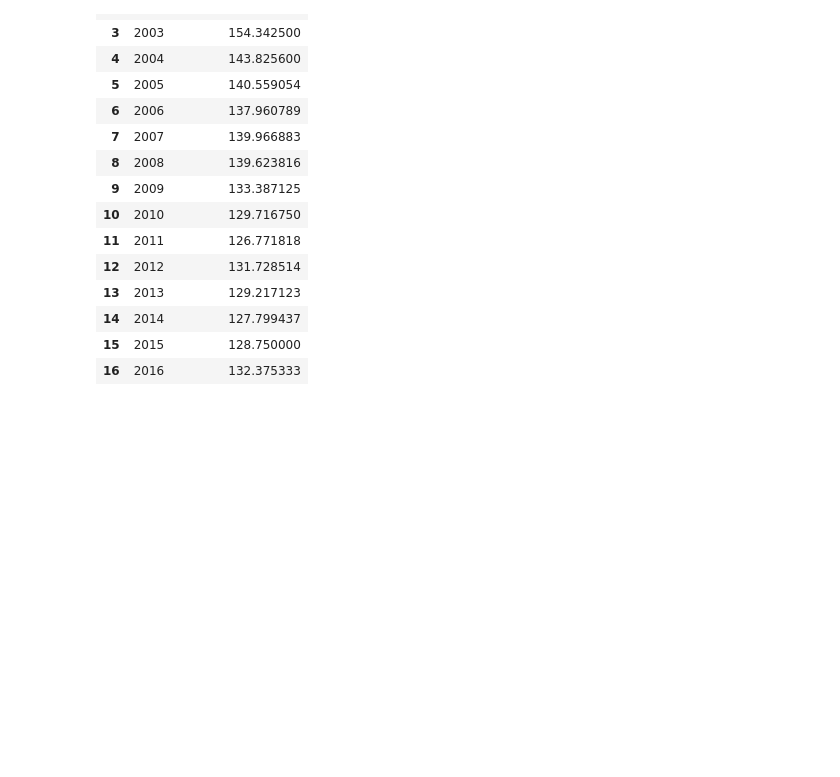
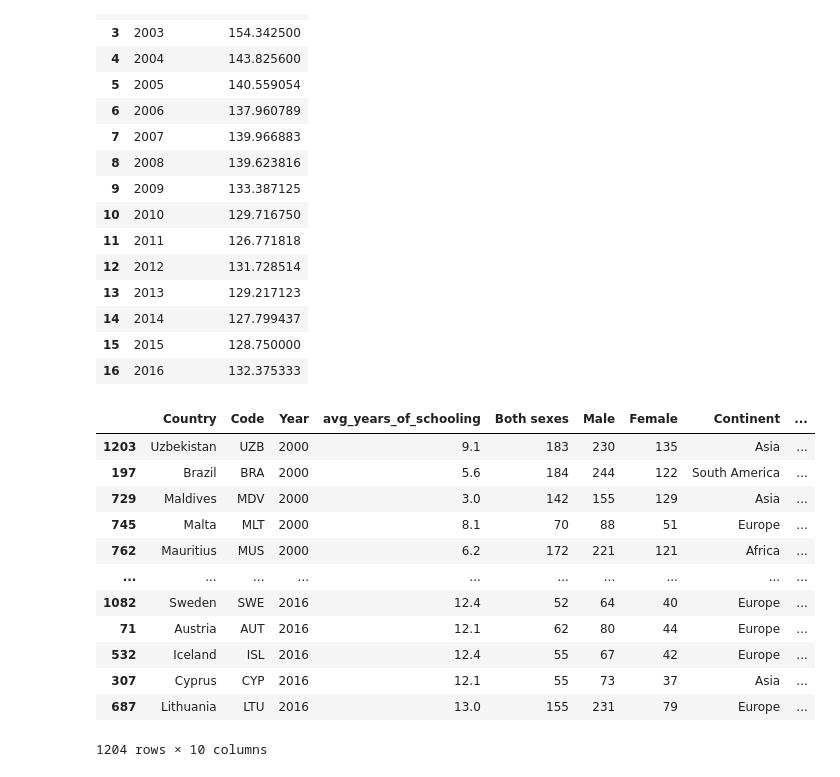
Before and after one commit to oludovisi/DSF_Final, a Jupyter notebook: DSF_Final_Project.ipynb, the cells around one changed output. Drawn from its saved outputs; the diff is of its cells as text; code cells hidden in the pictures; blank space fills up the shorter version.

```diff
--- a/DSF_Final_Project.ipynb
+++ b/DSF_Final_Project.ipynb
@@ -417,3 +418,19 @@ fig.add_scatter(x=df['year'], y=df['ratio'])
 
 # Display the plot
 fig.show()
+# %%
+final_df_2
+# %% [output]
+|  | Country | Code | Year | avg_years_of_schooling | Both sexes | Male | Female | Continent | ... |
+| 1203 | Uzbekistan | UZB | 2000 | 9.1 | 183 | 230 | 135 | Asia | ... |
+| 197 | Brazil | BRA | 2000 | 5.6 | 184 | 244 | 122 | South America | ... |
+| 729 | Maldives | MDV | 2000 | 3.0 | 142 | 155 | 129 | Asia | ... |
+| 745 | Malta | MLT | 2000 | 8.1 | 70 | 88 | 51 | Europe | ... |
+| 762 | Mauritius | MUS | 2000 | 6.2 | 172 | 221 | 121 | Africa | ... |
+| ... | ... | ... | ... | ... | ... | ... | ... | ... | ... |
+| 1082 | Sweden | SWE | 2016 | 12.4 | 52 | 64 | 40 | Europe | ... |
+| 71 | Austria | AUT | 2016 | 12.1 | 62 | 80 | 44 | Europe | ... |
+| 532 | Iceland | ISL | 2016 | 12.4 | 55 | 67 | 42 | Europe | ... |
+| 307 | Cyprus | CYP | 2016 | 12.1 | 55 | 73 | 37 | Asia | ... |
+| 687 | Lithuania | LTU | 2016 | 13.0 | 155 | 231 | 79 | Europe | ... |
+1204 rows × 10 columns
```
Also changed, not shown: parts of 1 cell of this notebook.
